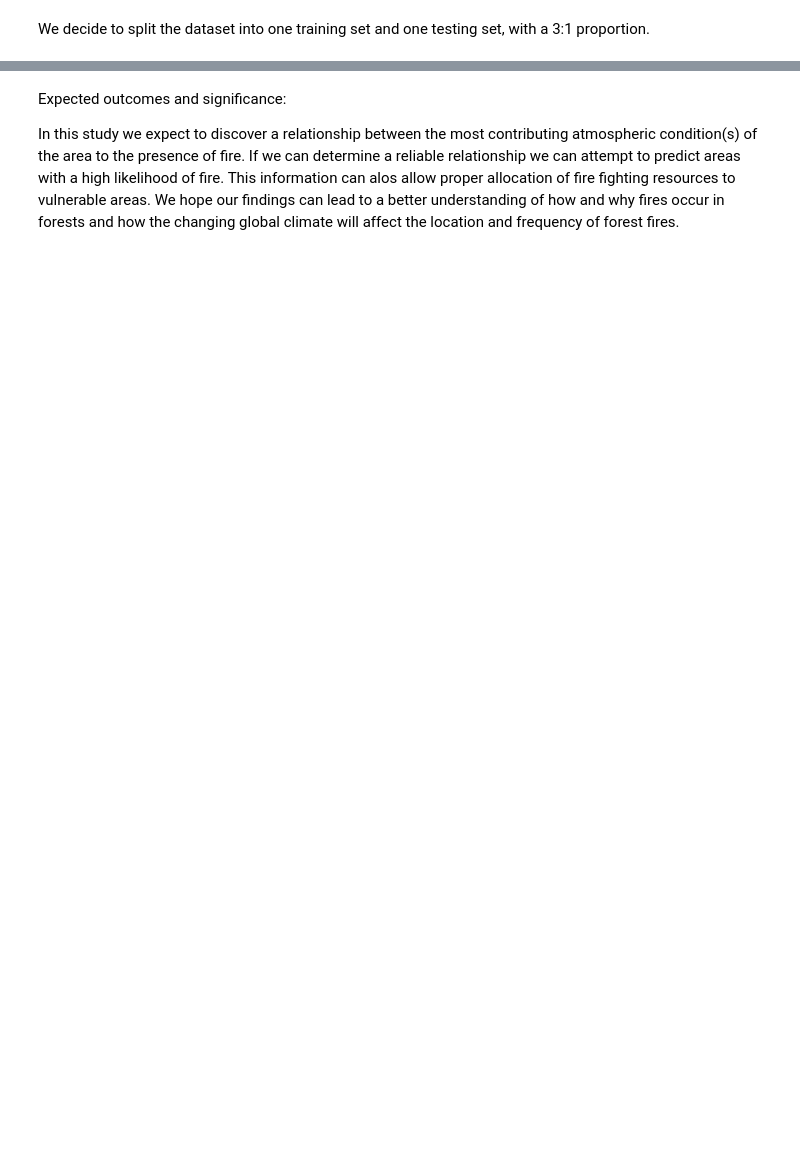
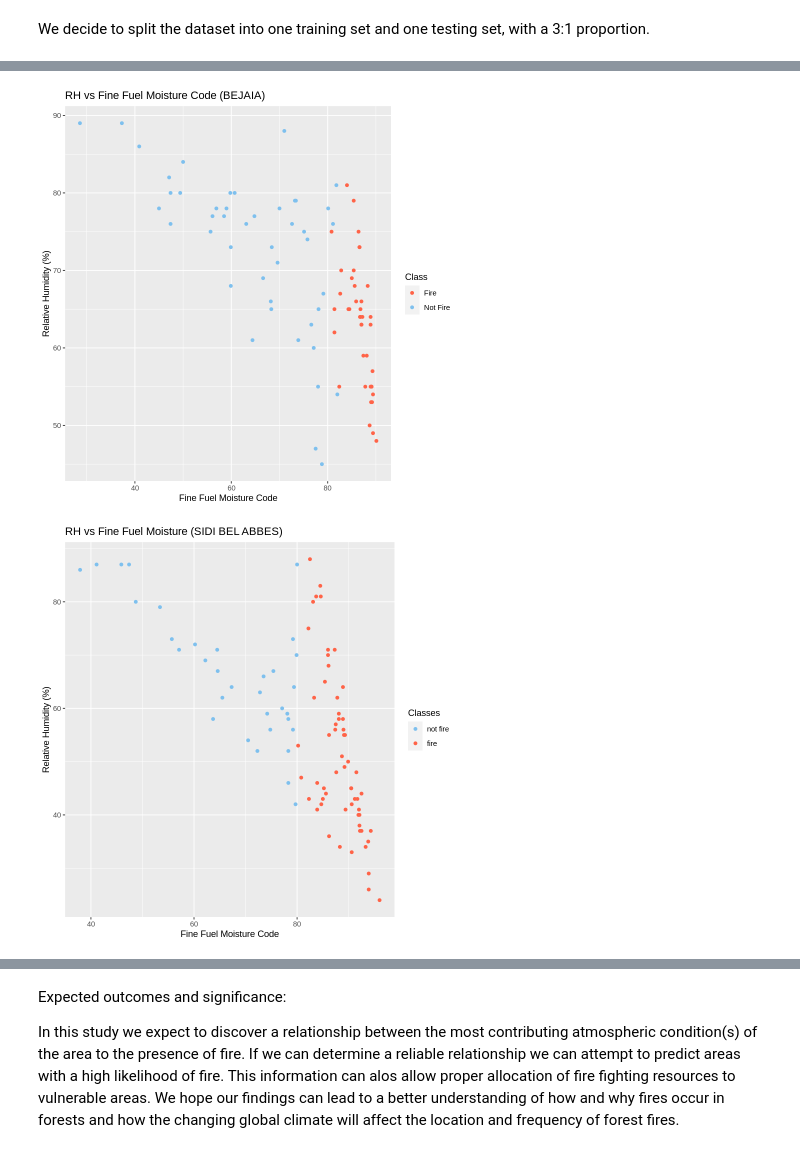
Before and after one commit to Bchau02/DSCI-100-Group-11-Project, a Jupyter notebook: Project.ipynb, the cells around one changed output, grey strips where cells are left out. Cells and saved outputs as stored; diff of their text form; code cells hidden in the pictures; blank space fills up the shorter version.

```diff
--- a/Project.ipynb
+++ b/Project.ipynb
@@ -309,0 +235,42 @@ A tibble: 92 × 15
+# %%
+Bejaia_RH_FFMC <- Bejaia_train %>%
+    select(RH, Class, FFMC) %>%
+    ggplot(aes(x=FFMC,y=RH,color=Class)) +
+    geom_point() +
+    labs(y="Relative Humidity (%)", x="Fine Fuel Moisture Code",title="RH vs Fine Fuel Moisture Code (BEJAIA)") +
+    scale_color_manual (values=c("Fire"="tomato",
+                                "Not Fire"="skyblue2"))
+Bejaia_RH_FFMC
+
+Sidi_Bel_Abbes_RH_FFMC <- Sidi_Bel_Abbes_train%>%
+    select(RH,FFMC,Classes) %>%
+
+    ggplot(aes(x=FFMC,y=RH,color=Classes)) +
+    geom_point() +
+    labs(y="Relative Humidity (%)", x="Fine Fuel Moisture Code", title="RH vs Fine Fuel Moisture (SIDI BEL ABBES)")+
+    scale_color_manual (values=c("fire"="tomato",
+                                "not fire"="skyblue2"))
+Sidi_Bel_Abbes_RH_FFMC
+
+Bejaia_RH_DMC <- Bejaia_train %>%
+    select(RH, Class, DMC) %>%
+
+    ggplot(aes(x=DMC,y=RH,color=Class)) +
+    geom_point() +
+    labs(x="Relative Humidity (%)", y="Duff Moisture Code",title="RH vs Duff Moisture Code (BEJAIA)")+
+    scale_color_manual (values=c("Fire"="tomato",
+                                "Not Fire"="skyblue2"))
+Bejaia_RH_DMC
+
+Sidi_Bel_Abbes_RH_DMC <- Sidi_Bel_Abbes_train%>%
+    select(RH,DMC,Classes) %>%
+
+    ggplot(aes(x=DMC,y=RH,color=Classes)) +
+    geom_point() +
+    labs(x="Relative Humidity (%)", y="Duff Moisture Code",title="RH vs Duff Moisture Code (SIDI BEL ABBES)") +
+    scale_color_manual (values=c("fire"="tomato",
+                                "not fire"="skyblue2"))
+Sidi_Bel_Abbes_RH_DMC
+# %% [output]
+[figure, added]
+[figure, added]
```
Also changed, not shown: parts of 12 cells of this notebook.
